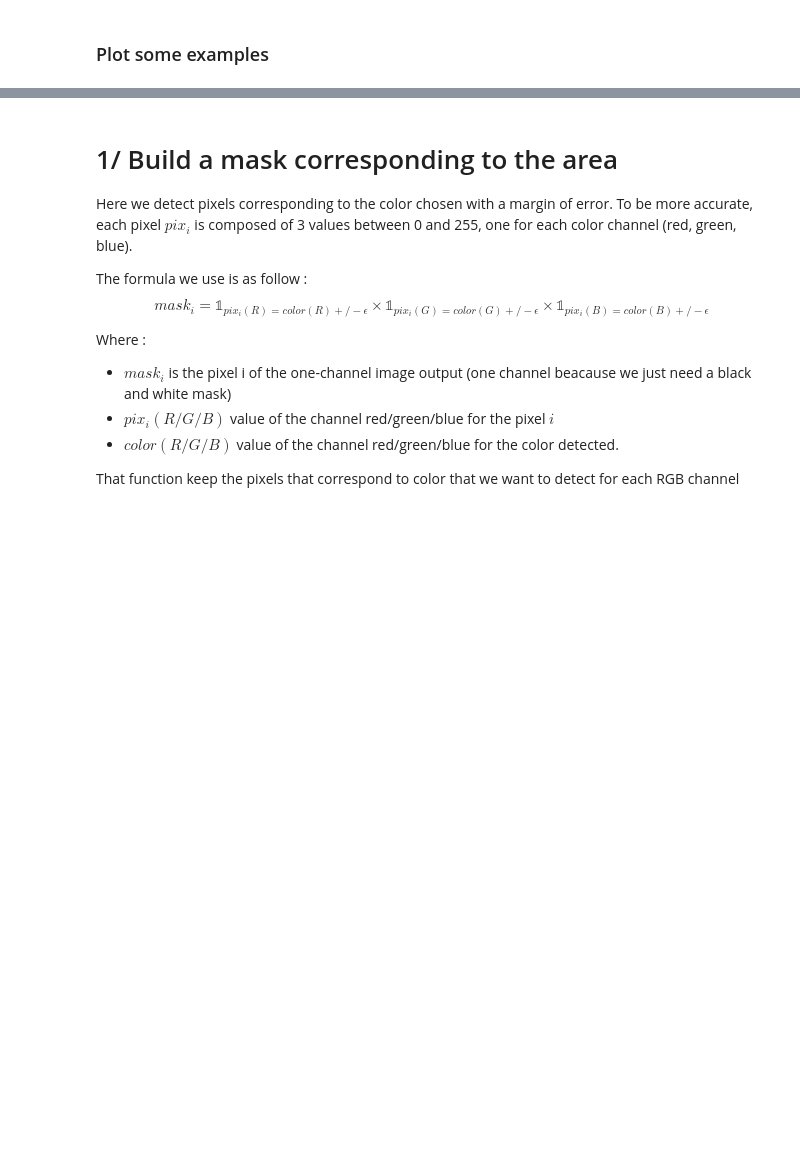
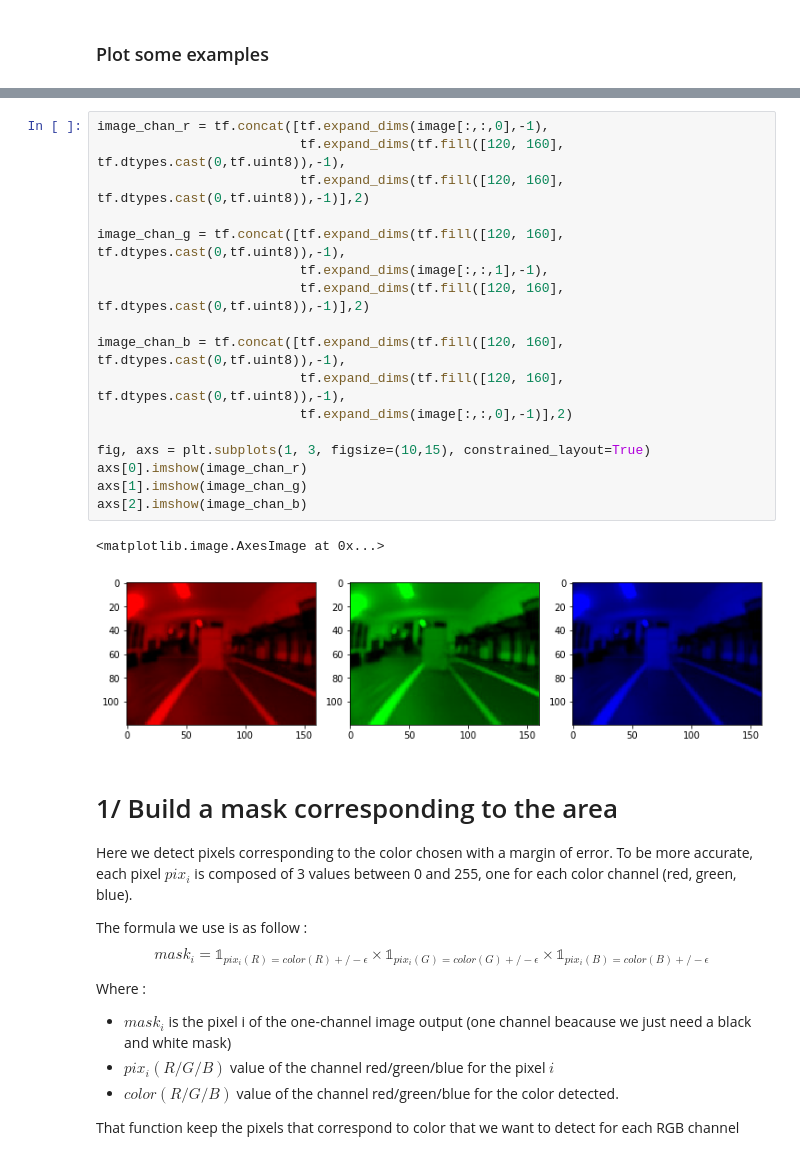
Before and after one commit to publicissapient-france/xebikart-car, a Jupyter notebook: car-ml/workspace/computer_vision/DETECT_color_area.ipynb, the cells around one changed output, grey strips where cells are left out. Drawn from its saved outputs; the diff is of its cells as text; blank space fills up the shorter version.

```diff
--- a/car-ml/workspace/computer_vision/DETECT_color_area.ipynb
+++ b/car-ml/workspace/computer_vision/DETECT_color_area.ipynb
@@ -84,3 +136,23 @@ print("size : {} images".format(len(raw_tubes_df)))
+# %%
+image_chan_r = tf.concat([tf.expand_dims(image[:,:,0],-1),
+                          tf.expand_dims(tf.fill([120, 160], tf.dtypes.cast(0,tf.uint8)),-1),
+                          tf.expand_dims(tf.fill([120, 160], tf.dtypes.cast(0,tf.uint8)),-1)],2)
+
+image_chan_g = tf.concat([tf.expand_dims(tf.fill([120, 160], tf.dtypes.cast(0,tf.uint8)),-1),
+                          tf.expand_dims(image[:,:,1],-1),
+                          tf.expand_dims(tf.fill([120, 160], tf.dtypes.cast(0,tf.uint8)),-1)],2)
+
+image_chan_b = tf.concat([tf.expand_dims(tf.fill([120, 160], tf.dtypes.cast(0,tf.uint8)),-1),
+                          tf.expand_dims(tf.fill([120, 160], tf.dtypes.cast(0,tf.uint8)),-1),
+                          tf.expand_dims(image[:,:,0],-1)],2)
+
+fig, axs = plt.subplots(1, 3, figsize=(10,15), constrained_layout=True)
+axs[0].imshow(image_chan_r)
+axs[1].imshow(image_chan_g)
+axs[2].imshow(image_chan_b)
+# %% [output]
+<matplotlib.image.AxesImage at 0x...>
+[figure, added]
 # %% [markdown]
 # 1/ Build a mask corresponding to the area
 
```
Also changed, not shown: parts of 20 cells of this notebook, 1 other file.
